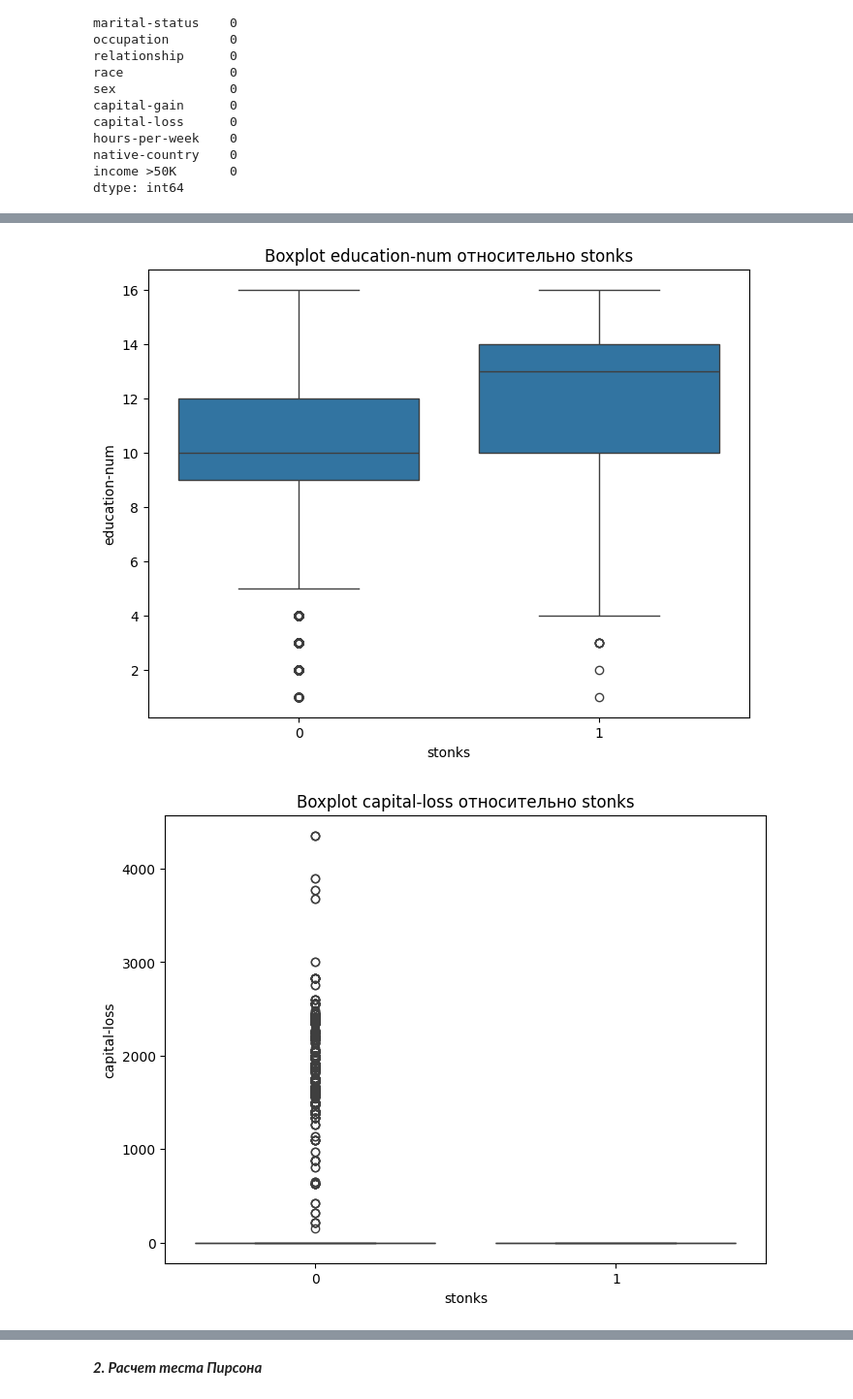
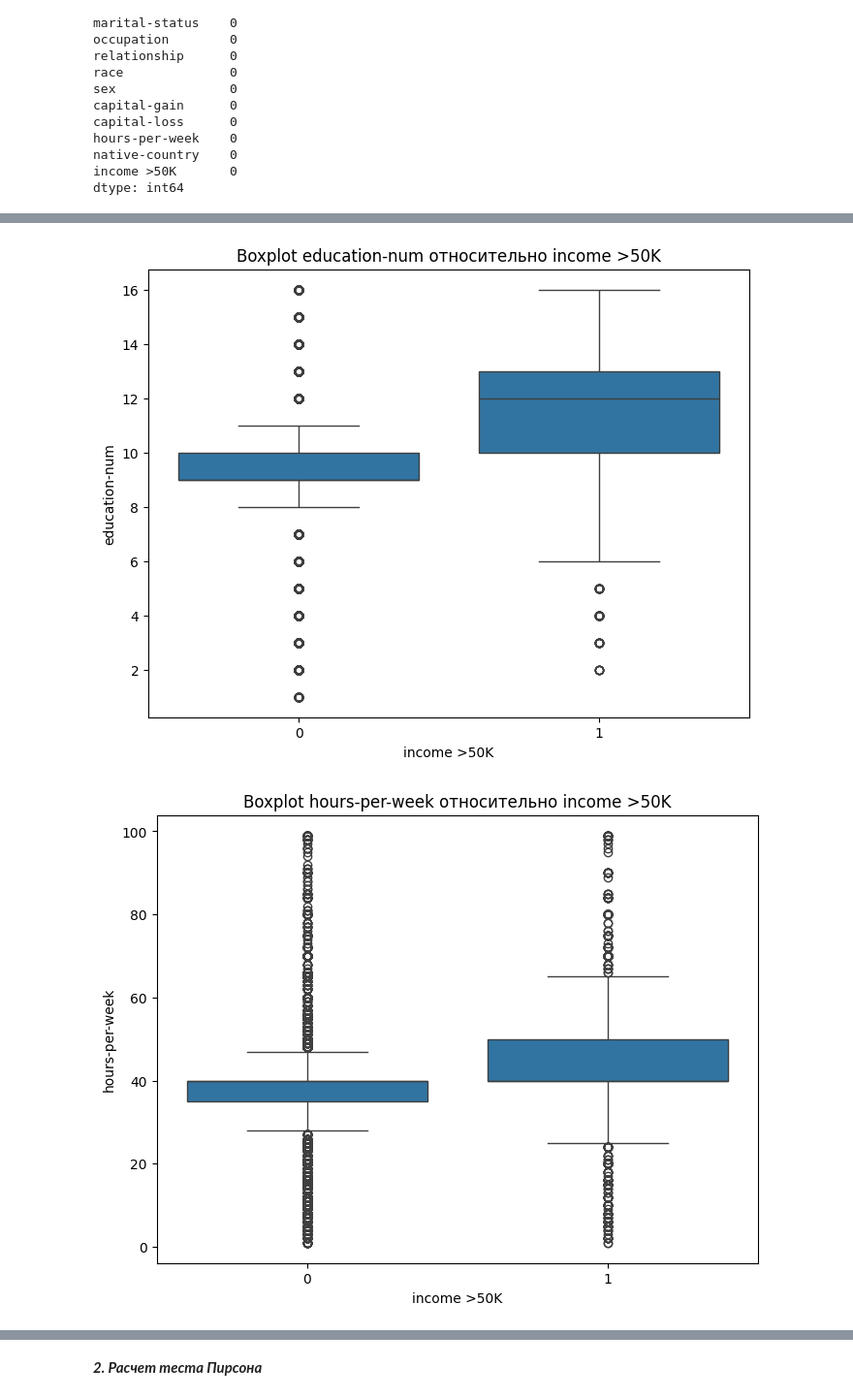
Before and after one commit to juiceru228/ML-SV-vvsu-bin22-2, a Jupyter notebook: ML_2.ipynb, the cells around one changed output, grey strips where cells are left out. Shown: that part at 97% size. Drawn from its saved outputs; the diff is of its cells as text; code cells hidden in the pictures.

```diff
--- a/ML_2.ipynb
+++ b/ML_2.ipynb
@@ -108,8 +108,6 @@ hours-per-week    0
 native-country    0
 income >50K       0
 dtype: int64
-# %%
-df['stonks'] = np.where(df['capital-gain'] >= 5000, 1, 0).astype(int)
 # %%
 df.columns
 # %% [output]
@@ -120,10 +117,11 @@ Index(['age', 'workclass', 'education', 'education-num', 'marital-status',
       dtype='object')
 # %%
-Y = df['stonks'] # выбираем целевую переменную (категориальную)
-X = df.drop('stonks', axis=1) # переменные для проверки влияния
+Y = df['income >50K'] # выбираем целевую переменную (категориальную)
+X = df.drop('income >50K', axis=1) # переменные для проверки влияния
 
 # В моем случае я дропаю базовую переменную, а не только. Y
 X = X.drop('capital-gain', axis=1)
+X = X.drop('capital-loss', axis=1)
 # %%
 # Список числовых колонок для построения графиков
 numeric_cols = X.select_dtypes(include=['float64', 'int64'])
@@ -146,7 +144,7 @@ numeric_cols
 # Построение boxplot для каждой переменной
 for col in numeric_cols:
     plt.figure(figsize=(8, 6))
-    sns.boxplot(x='stonks', y=col, data=df)
-    plt.title(f'Boxplot {col} относительно stonks')
+    sns.boxplot(x='income >50K', y=col, data=df)
+    plt.title(f'Boxplot {col} относительно income >50K')
     plt.show()
 # %% [output]
@@ -154,2 +152,2 @@ for col in numeric_cols:
-[figure, old version]
+[figure, new version]
-[figure, old version]
+[figure, new version]
```
Also changed, not shown: parts of 22 cells of this notebook.
